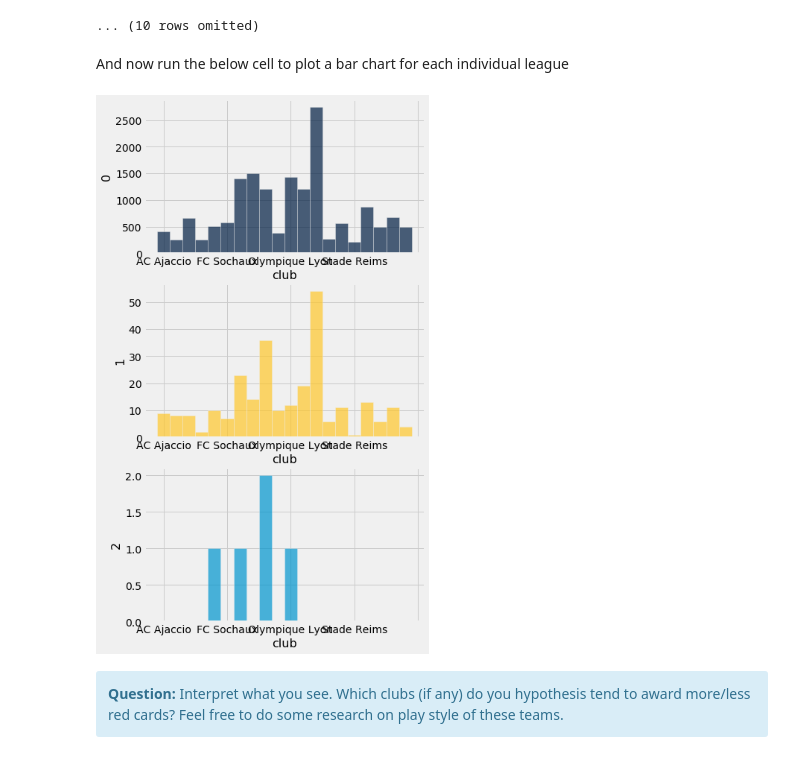
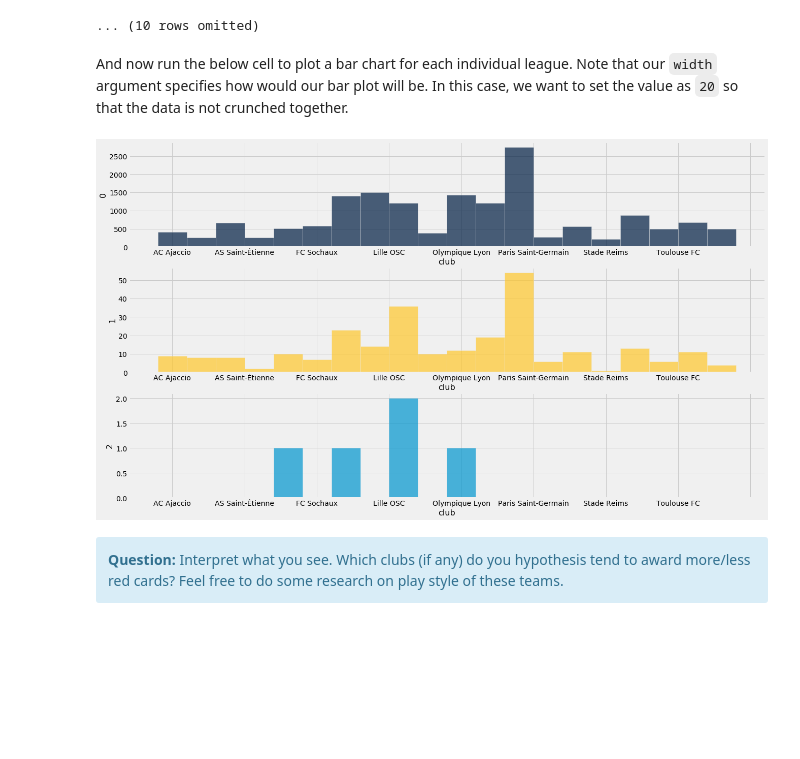
Before and after one commit to ds-modules/BUDS-SU21-Dev, a Jupyter notebook: Project_Extensions/Soccer/Soccer_Extension.ipynb, the cells around one changed output. Saved outputs shown, nothing was run; the diff lists cells and outputs as text; code cells hidden in the pictures; blank space fills up the shorter version.

```diff
--- a/Project_Extensions/Soccer/Soccer_Extension.ipynb
+++ b/Project_Extensions/Soccer/Soccer_Extension.ipynb
@@ -279,11 +290,11 @@ france_agg
 | OGC Nice | 380 | 10 | 0 |
 ... (10 rows omitted)
 # %% [markdown]
-And now run the below cell to plot a bar chart for each individual league
+And now run the below cell to plot a bar chart for each individual league. Note that our `width` argument specifies how would our bar plot will be. In this case, we want to set the value as `20` so that the data is not crunched together.
 # %%
-france_agg.bar("club", overlay=False)
+france_agg.bar("club", overlay=False, width=20)
 # %% [output]
-[figure, old version]
+[figure, new version]
 # %% [markdown]
 <div class="alert alert-info">
 <b>Question:</b>
```
Also changed, not shown: parts of 17 cells of this notebook, 3 other files.
